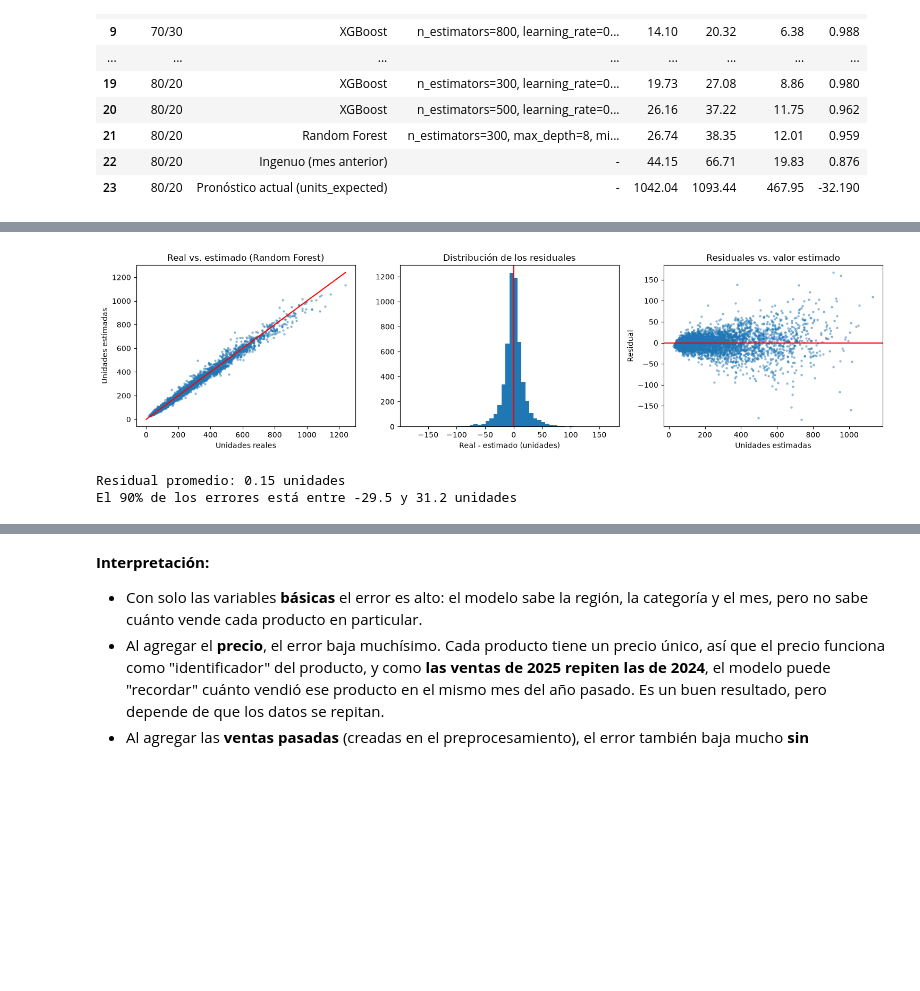
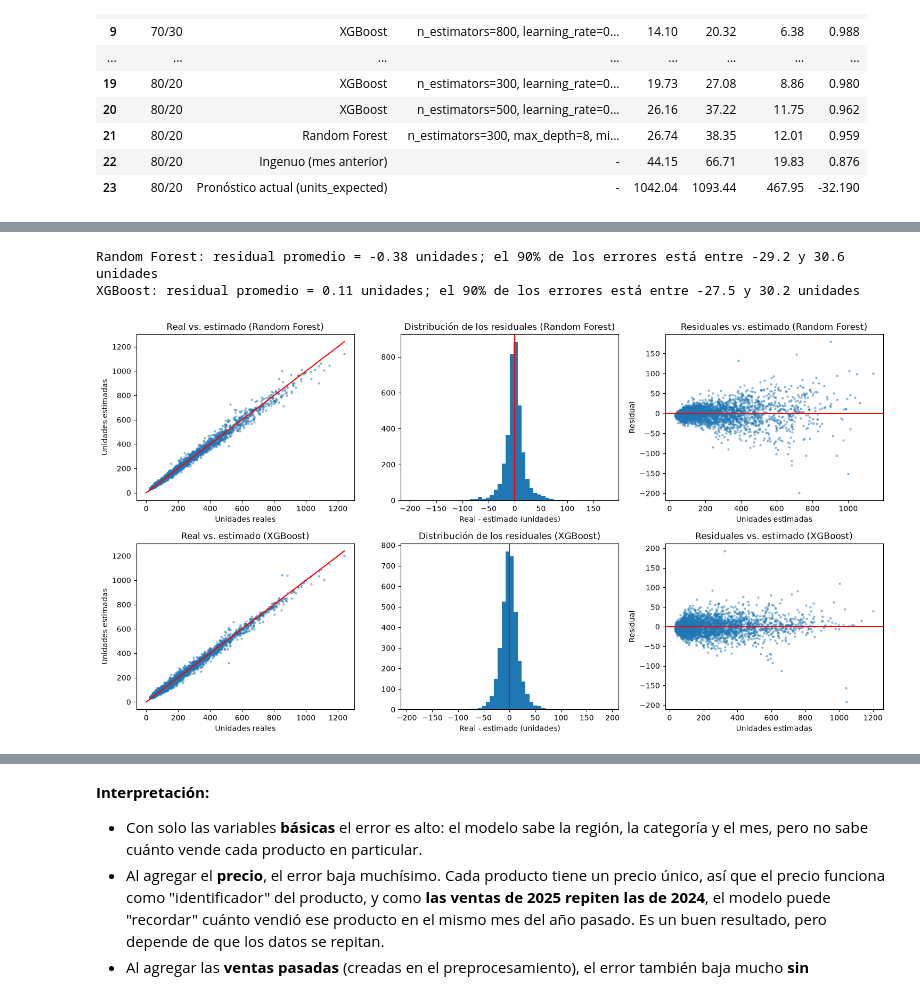
Before and after one commit to patatamanYT/no-entear, a Jupyter notebook: etapa_5_1_codigo/TI3002C_Etapa 5.1_Código ML_6_Jaime Hernández González.ipynb, the cells around one changed output, grey strips where cells are left out. Saved outputs shown, nothing was run; the diff lists cells and outputs as text; code cells hidden in the pictures; blank space fills up the shorter version.

```diff
--- a/etapa_5_1_codigo/TI3002C_Etapa 5.1_Código ML_6_Jaime Hernández González.ipynb
+++ b/etapa_5_1_codigo/TI3002C_Etapa 5.1_Código ML_6_Jaime Hernández González.ipynb
@@ -446,28 +458,31 @@ Se vuelve a entrenar el mejor modelo con la partición 70/30 para ver sus result
 # %%
-corte = '2025-07-01'
+corte = '2025-09-01'
 entrenamiento = datos['fecha'] < corte
 prueba = datos['fecha'] >= corte
 
 mejor_rf = RandomForestRegressor(n_estimators=100, max_depth=None, min_samples_leaf=1, random_state=42, n_jobs=-1)
 mejor_rf.fit(X[entrenamiento], y[entrenamiento])
 
+mejor_xgb = XGBRegressor(n_estimators=800, learning_rate=0.03, max_depth=8, random_state=42)
+mejor_xgb.fit(X[entrenamiento], y[entrenamiento])
+
 resultado = datos.loc[prueba, ['fecha', 'region', 'units_sold', 'units_expected']].copy()
 resultado['pronostico_rf'] = mejor_rf.predict(X[prueba])
+resultado['pronostico_xgb'] = mejor_xgb.predict(X[prueba])
 
-# Total por mes: real vs. pronóstico del modelo vs. pronóstico actual
-total_mes = resultado.groupby('fecha')[['units_sold', 'pronostico_rf', 'units_expected']].sum()
+# Total por mes: real vs. pronósticos de los dos modelos
+total_mes = resultado.groupby('fecha')[['units_sold', 'pronostico_rf', 'pronostico_xgb', 'units_expected']].sum()
 
 plt.figure(figsize=(10, 4))
 plt.plot(total_mes.index, total_mes['units_sold'], marker='o', label='Ventas reales')
 plt.plot(total_mes.index, total_mes['pronostico_rf'], marker='o', linestyle='--', label='Pronóstico Random Forest')
-plt.title('Julio–diciembre 2025: ventas reales vs. pronóstico de Random Forest')
+plt.plot(total_mes.index, total_mes['pronostico_xgb'], marker='o', linestyle=':', label='Pronóstico XGBoost')
+plt.title('Septiembre–diciembre 2025: ventas reales vs. pronósticos')
 plt.ylabel('Unidades')
 plt.legend()
 plt.grid(alpha=0.3)
 plt.show()
 
 # El pronóstico actual no se grafica porque es ~6 veces mayor y aplastaría la escala
-total_mes['diferencia_rf'] = total_mes['pronostico_rf'] - total_mes['units_sold']
-total_mes['diferencia_actual'] = total_mes['units_expected'] - total_mes['units_sold']
 total_mes.round(0)
 # %% [output]
@@ -483,37 +496,38 @@ total_mes.round(0)
 # %%
-# Valores reales vs. estimados y residuales (error = real - estimado)
-resultado['residual'] = resultado['units_sold'] - resultado['pronostico_rf']
+# Valores reales vs. estimados y residuales (residual = real - estimado) de los dos modelos
+fig, ax = plt.subplots(2, 3, figsize=(15, 8))
 
-fig, ax = plt.subplots(1, 3, figsize=(15, 4))
+for fila, (nombre, columna) in enumerate([('Random Forest', 'pronostico_rf'), ('XGBoost', 'pronostico_xgb')]):
+    residual = resultado['units_sold'] - resultado[columna]
 
-# 1) Real vs. estimado: si el modelo fuera perfecto, todos los puntos caerían en la línea roja
-ax[0].scatter(resultado['units_sold'], resultado['pronostico_rf'], s=5, alpha=0.4)
-maximo = resultado['units_sold'].max()
-ax[0].plot([0, maximo], [0, maximo], color='red')
-ax[0].set_title('Real vs. estimado (Random Forest)')
-ax[0].set_xlabel('Unidades reales')
-ax[0].set_ylabel('Unidades estimadas')
+    # 1) Real vs. estimado: si el modelo fuera perfecto, todos los puntos caerían en la línea roja
+    ax[fila, 0].scatter(resultado['units_sold'], resultado[columna], s=5, alpha=0.4)
+    maximo = resultado['units_sold'].max()
+    ax[fila, 0].plot([0, maximo], [0, maximo], color='red')
+    ax[fila, 0].set_title(f'Real vs. estimado ({nombre})')
+    ax[fila, 0].set_xlabel('Unidades reales')
+    ax[fila, 0].set_ylabel('Unidades estimadas')
 
-# 2) Distribución de los residuales: deberían estar centrados en 0
-ax[1].hist(resultado['residual'], bins=50)
-ax[1].axvline(0, color='red')
-ax[1].set_title('Distribución de los residuales')
-ax[1].set_xlabel('Real - estimado (unidades)')
+    # 2) Distribución de los residuales: deberían estar centrados en 0
+    ax[fila, 1].hist(residual, bins=50)
+    ax[fila, 1].axvline(0, color='red')
+    ax[fila, 1].set_title(f'Distribución de los residuales ({nombre})')
+    ax[fila, 1].set_xlabel('Real - estimado (unidades)')
 
-# 3) Residuales vs. estimado: no debería haber un patrón
-ax[2].scatter(resultado['pronostico_rf'], resultado['residual'], s=5, alpha=0.4)
-ax[2].axhline(0, color='red')
-ax[2].set_title('Residuales vs. valor estimado')
-ax[2].set_xlabel('Unidades estimadas')
-ax[2].set_ylabel('Residual')
+    # 3) Residuales vs. estimado: no debería haber un patrón
+    ax[fila, 2].scatter(resultado[columna], residual, s=5, alpha=0.4)
+    ax[fila, 2].axhline(0, color='red')
+    ax[fila, 2].set_title(f'Residuales vs. estimado ({nombre})')
+    ax[fila, 2].set_xlabel('Unidades estimadas')
+    ax[fila, 2].set_ylabel('Residual')
+
+    print(f'{nombre}: residual promedio = {residual.mean():.2f} unidades; '
+          f'el 90% de los errores está entre {residual.quantile(0.05):.1f} y {residual.quantile(0.95):.1f} unidades')
 
 plt.tight_layout()
 plt.show()
-
-print('Residual promedio:', round(resultado['residual'].mean(), 2), 'unidades')
-print('El 90% de los errores está entre', round(resultado['residual'].quantile(0.05), 1), 'y', round(resultado['residual'].quantile(0.95), 1), 'unidades')
 # %% [output]
+Random Forest: residual promedio = -0.38 unidades; el 90% de los errores está entre -29.2 y 30.6 unidades
+XGBoost: residual promedio = 0.11 unidades; el 90% de los errores está entre -27.5 y 30.2 unidades
-[figure, old version]
+[figure, new version]
-Residual promedio: 0.15 unidades
-El 90% de los errores está entre -29.5 y 31.2 unidades
 # %%
```
Also changed, not shown: parts of 10 cells of this notebook, 2 other files.
